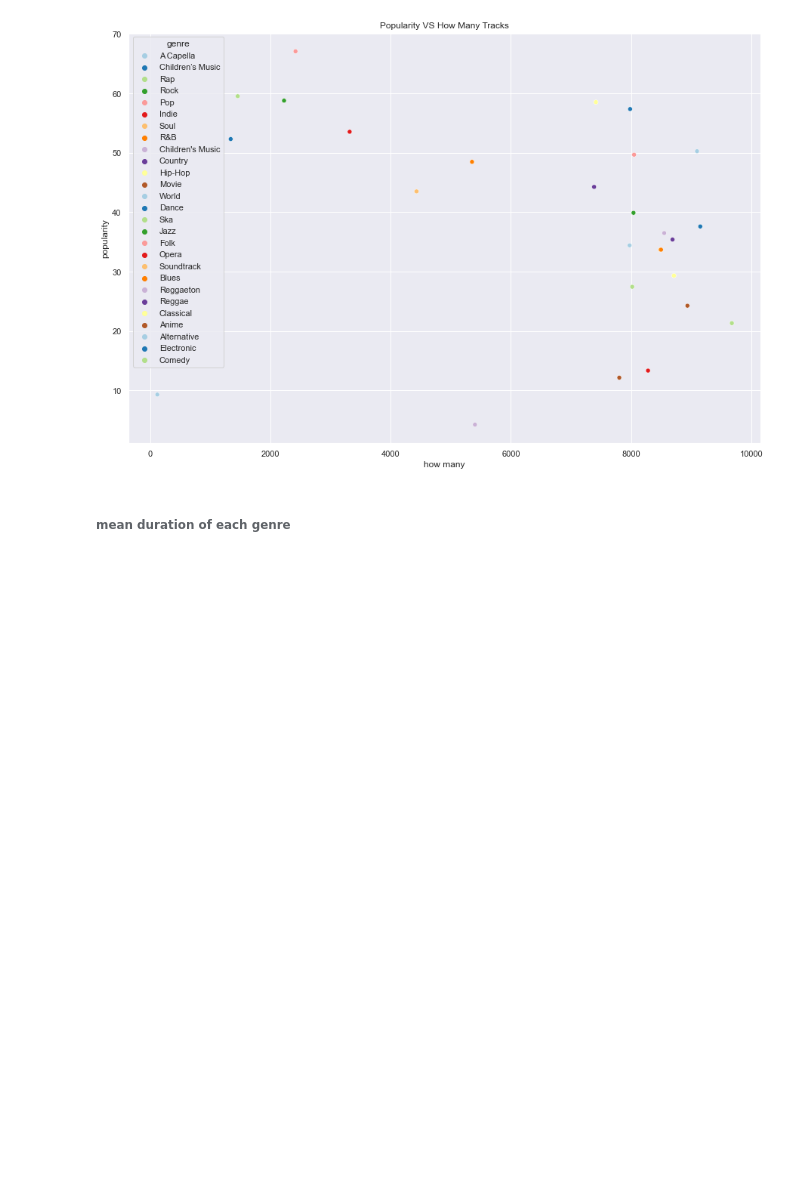
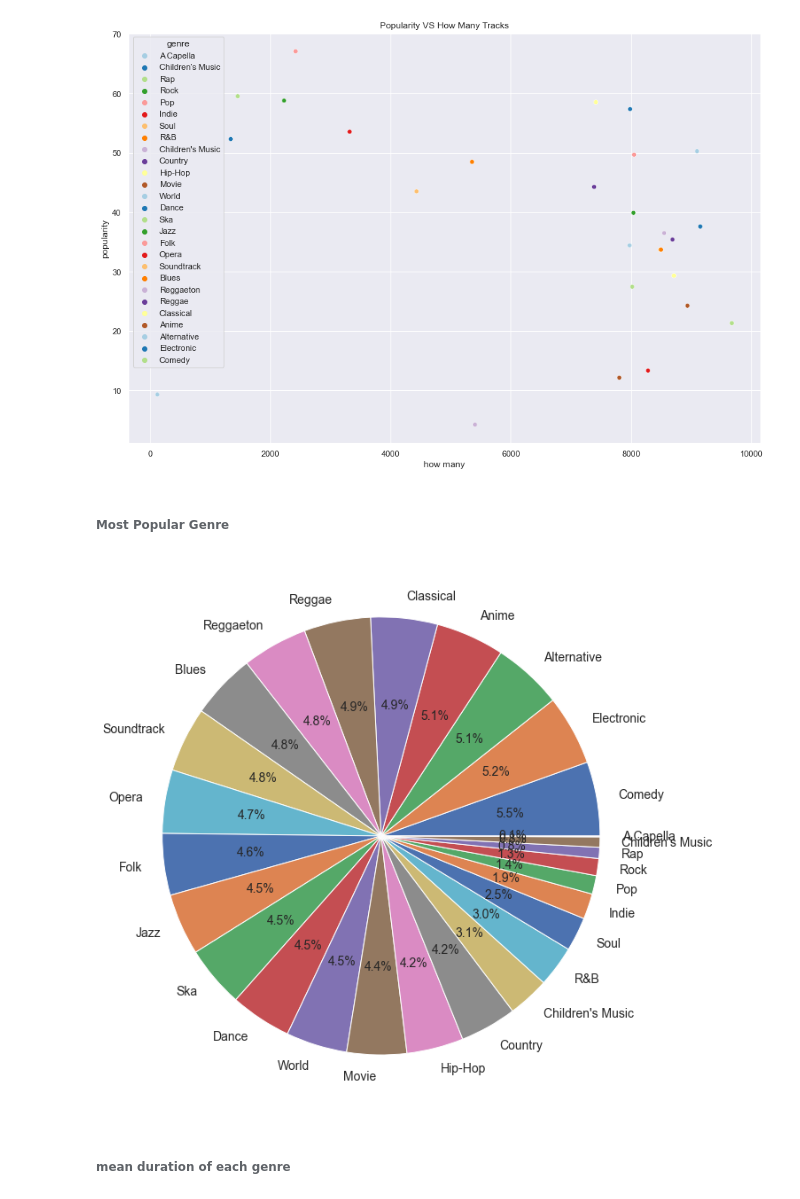
Before and after one commit to itamarKraitman/Spotify_data_analysis, a Jupyter notebook: Spotify.ipynb, the cells around one changed output. Cells and saved outputs as stored; diff of their text form; code cells hidden in the pictures; blank space fills up the shorter version.

```diff
--- a/Spotify.ipynb
+++ b/Spotify.ipynb
@@ -229,6 +235,20 @@ sns.scatterplot(x='how many', y='popularity',data=popularity_how_many_df, palett
 plt.show()
 # %% [output]
 [figure]
+# %% [markdown]
+###### Most Popular Genre
+# %%
+genres = spotify_data['genre'].value_counts()
+labels = genres.index.values.tolist()
+sizes = genres.values.tolist()
+
+fig, ax = plt.subplots(figsize=(10,16))
+plt.pie(x=sizes, labels=labels, autopct='%1.1f%%', textprops={'fontsize':14})
+
+plt.tight_layout()
+plt.show()
+# %% [output]
+[figure, added]
 # %% [markdown]
 ###### mean duration of each genre
 # %%
```
Also changed, not shown: parts of 12 cells of this notebook.
